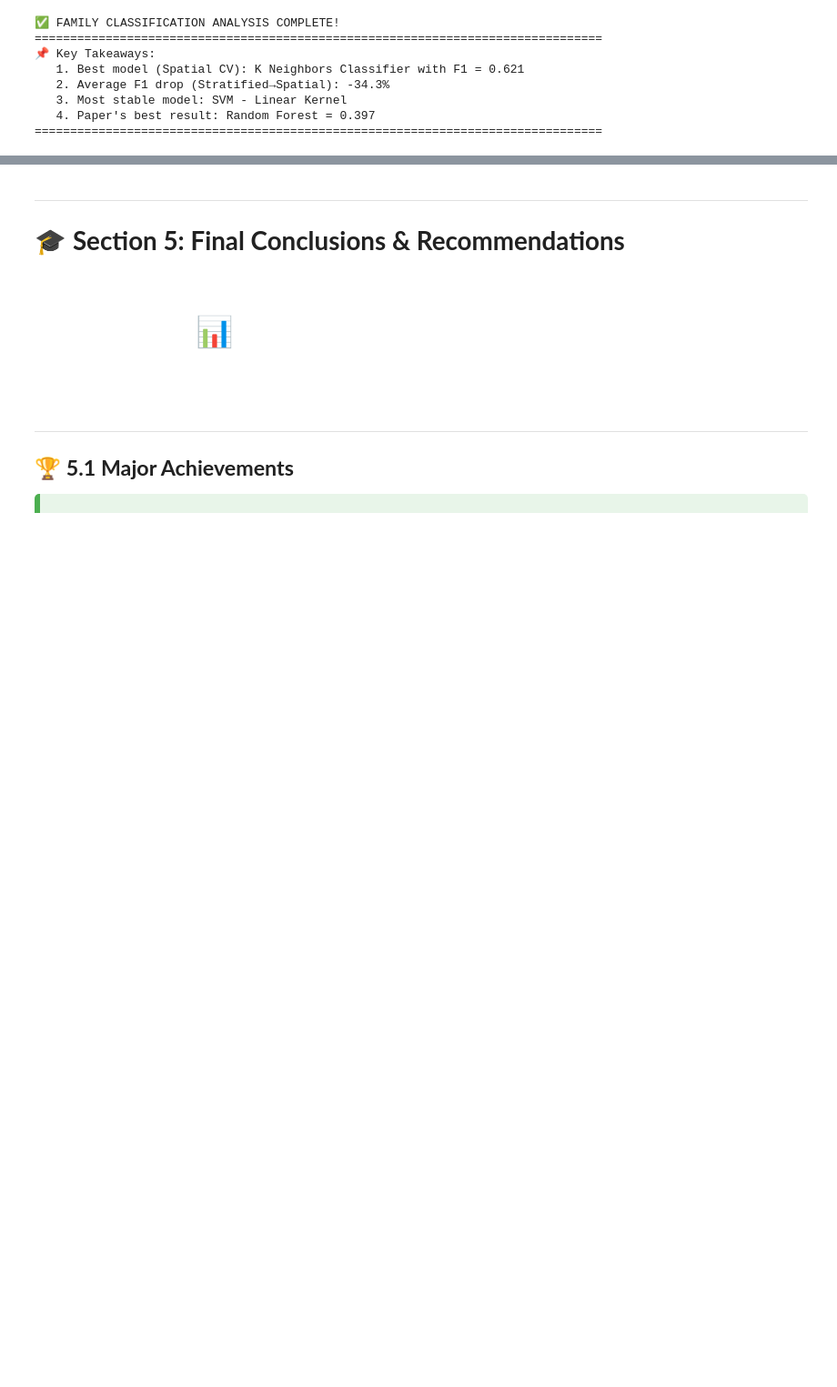
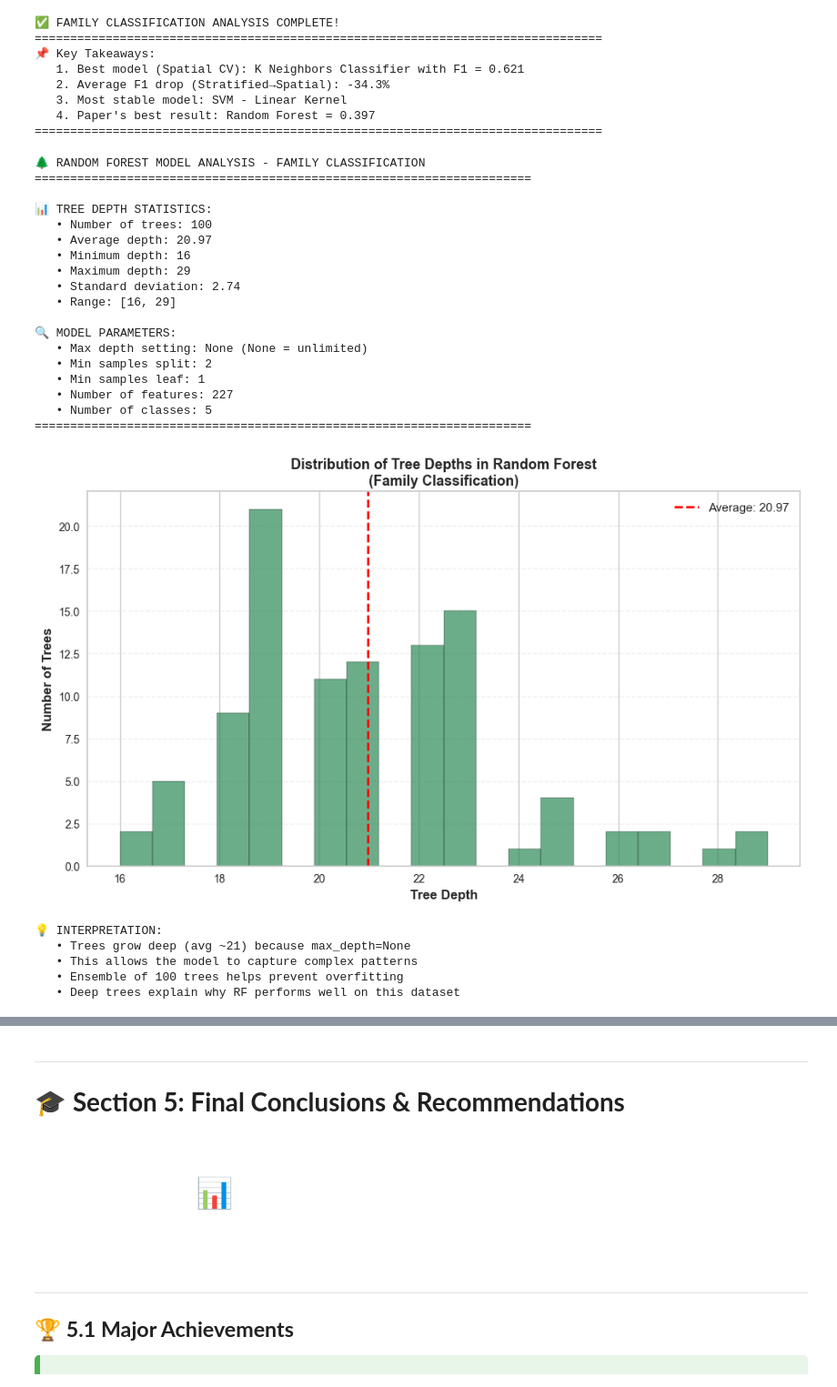
Before and after one commit to guillemlcg/med_seagrass, a Jupyter notebook: notebooks/02_EDA/EDA.ipynb, the cells around one changed output, grey strips where cells are left out. Shown at 91% size. Drawn from its saved outputs; the diff is of its cells as text; code cells hidden in the pictures; blank space fills up the shorter version.

```diff
--- a/notebooks/02_EDA/EDA.ipynb
+++ b/notebooks/02_EDA/EDA.ipynb
@@ -2938,3 +2993,79 @@ print("=" * 80)
    3. Most stable model: SVM - Linear Kernel
    4. Paper's best result: Random Forest = 0.397
 ================================================================================
+# %%
+# Show the average tree depth of the Random Forest model for family classification
+print("🌲 RANDOM FOREST MODEL ANALYSIS - FAMILY CLASSIFICATION")
+print("=" * 70)
+
+# Get tree depths for all trees in the forest
+tree_depths = [tree.get_depth() for tree in rf_family.estimators_]
+
+# Calculate statistics
+avg_depth = np.mean(tree_depths)
+min_depth = np.min(tree_depths)
+max_depth = np.max(tree_depths)
+std_depth = np.std(tree_depths)
+
+print(f"\n📊 TREE DEPTH STATISTICS:")
+print(f"   • Number of trees: {rf_family.n_estimators}")
+print(f"   • Average depth: {avg_depth:.2f}")
+print(f"   • Minimum depth: {min_depth}")
+print(f"   • Maximum depth: {max_depth}")
+print(f"   • Standard deviation: {std_depth:.2f}")
+print(f"   • Range: [{min_depth}, {max_depth}]")
+
+# Additional model information
+print(f"\n🔍 MODEL PARAMETERS:")
+print(f"   • Max depth setting: {rf_family.max_depth} (None = unlimited)")
+print(f"   • Min samples split: {rf_family.min_samples_split}")
+print(f"   • Min samples leaf: {rf_family.min_samples_leaf}")
+print(f"   • Number of features: {rf_family.n_features_in_}")
+print(f"   • Number of classes: {rf_family.n_classes_}")
+
+print("=" * 70)
+
+# Visualize distribution of tree depths
+plt.figure(figsize=(10, 6))
+plt.hist(tree_depths, bins=20, color='#2E8B57', alpha=0.7, edgecolor='black')
+plt.axvline(avg_depth, color='red', linestyle='--', linewidth=2,
+            label=f'Average: {avg_depth:.2f}')
+plt.xlabel('Tree Depth', fontweight='bold', fontsize=12)
+plt.ylabel('Number of Trees', fontweight='bold', fontsize=12)
+plt.title('Distribution of Tree Depths in Random Forest\n(Family Classification)',
+          fontweight='bold', fontsize=13)
+plt.legend(fontsize=11)
+plt.grid(axis='y', alpha=0.3, linestyle='--')
+plt.tight_layout()
+plt.show()
+
+print(f"\n💡 INTERPRETATION:")
+print(f"   • Trees grow deep (avg ~{avg_depth:.0f}) because max_depth=None")
+print(f"   • This allows the model to capture complex patterns")
+print(f"   • Ensemble of {rf_family.n_estimators} trees helps prevent overfitting")
+print(f"   • Deep trees explain why RF performs well on this dataset")
+# %% [output]
+🌲 RANDOM FOREST MODEL ANALYSIS - FAMILY CLASSIFICATION
+======================================================================
+
+📊 TREE DEPTH STATISTICS:
+   • Number of trees: 100
+   • Average depth: 20.97
+   • Minimum depth: 16
+   • Maximum depth: 29
+   • Standard deviation: 2.74
+   • Range: [16, 29]
+
+🔍 MODEL PARAMETERS:
+   • Max depth setting: None (None = unlimited)
+   • Min samples split: 2
+   • Min samples leaf: 1
+   • Number of features: 227
+   • Number of classes: 5
+======================================================================
+[figure, added]
+💡 INTERPRETATION:
+   • Trees grow deep (avg ~21) because max_depth=None
+   • This allows the model to capture complex patterns
+   • Ensemble of 100 trees helps prevent overfitting
+   • Deep trees explain why RF performs well on this dataset
```
Also changed, not shown: parts of 3 cells of this notebook, 7 other files.
